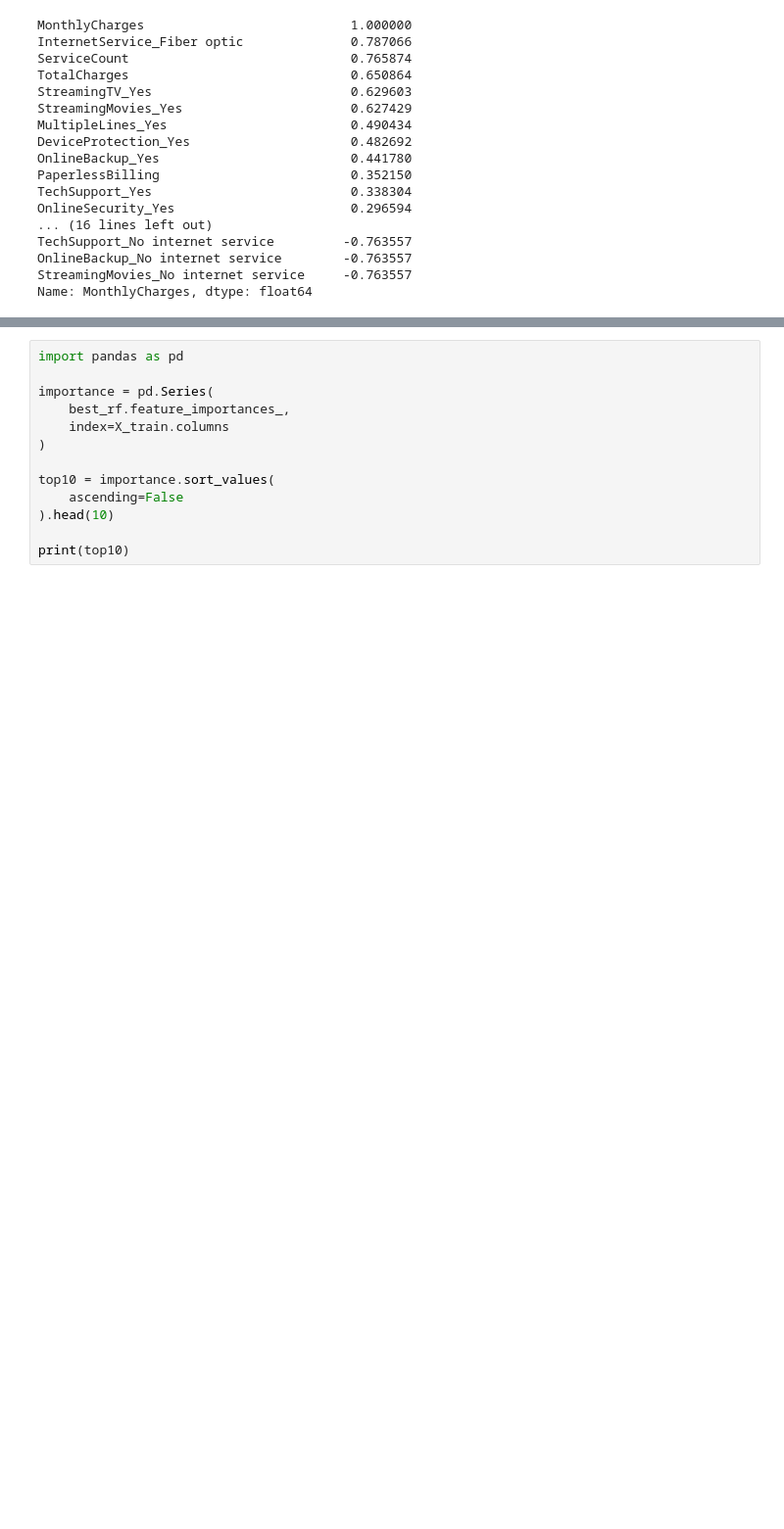
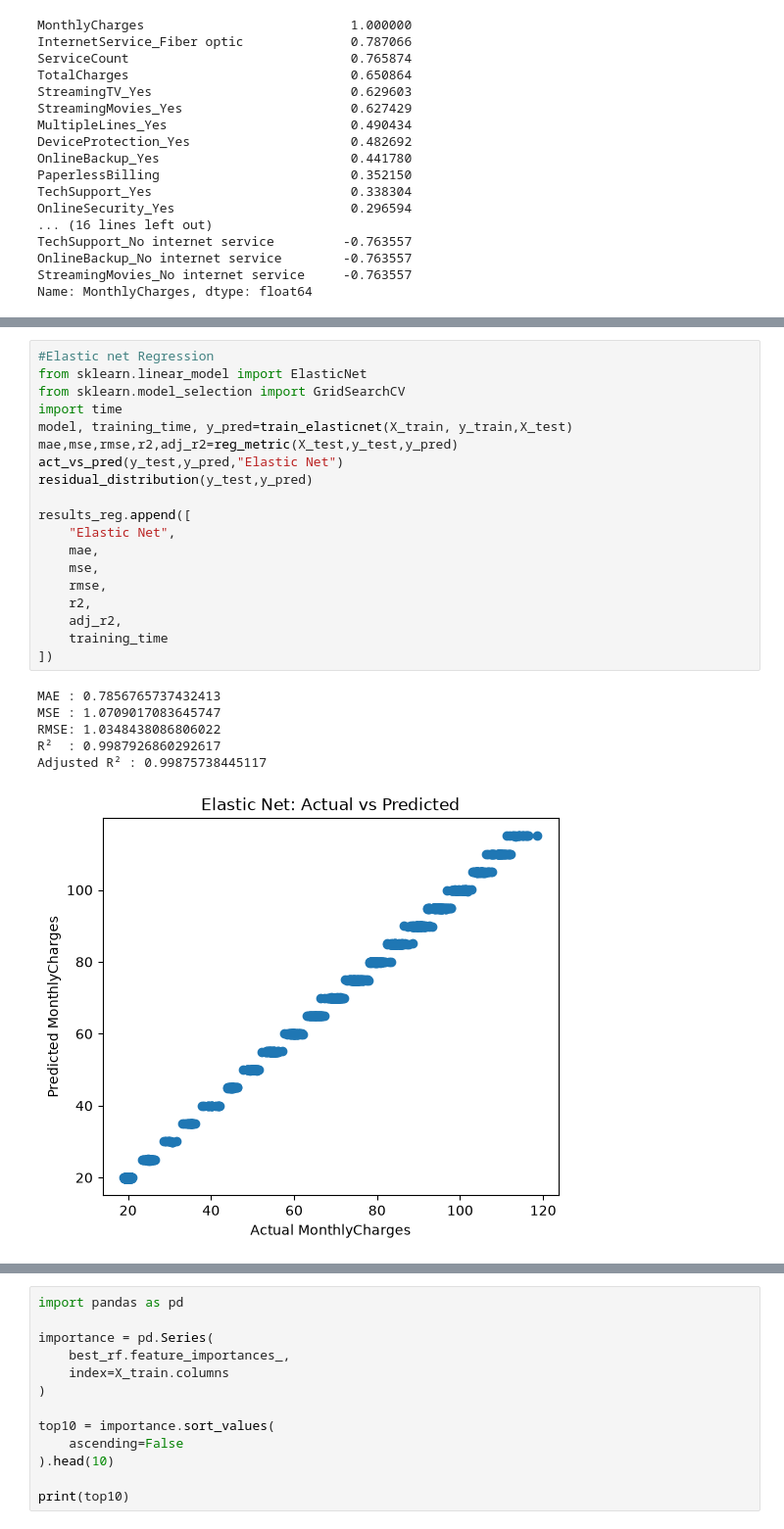
Before and after one commit to balajireddyu1710/teleconnect-ml-assignment, a Jupyter notebook: notebooks/04_regression.ipynb, the cells around one changed output, grey strips where cells are left out. Shown at 98% size. Drawn from its saved outputs; the diff is of its cells as text; blank space fills up the shorter version.

```diff
--- a/notebooks/04_regression.ipynb
+++ b/notebooks/04_regression.ipynb
@@ -720,0 +191,26 @@ results_reg.append([
+# %%
+#Elastic net Regression
+from sklearn.linear_model import ElasticNet
+from sklearn.model_selection import GridSearchCV
+import time
+model, training_time, y_pred=train_elasticnet(X_train, y_train,X_test)
+mae,mse,rmse,r2,adj_r2=reg_metric(X_test,y_test,y_pred)
+act_vs_pred(y_test,y_pred,"Elastic Net")
+residual_distribution(y_test,y_pred)
+
+results_reg.append([
+    "Elastic Net",
+    mae,
+    mse,
+    rmse,
+    r2,
+    adj_r2,
+    training_time
+])
+# %% [output]
+MAE : 0.7856765737432413
+MSE : 1.0709017083645747
+RMSE: 1.0348438086806022
+R²  : 0.9987926860292617
+Adjusted R² : 0.99875738445117
+[figure, added]
```
Also changed, not shown: parts of 58 cells of this notebook, 21 other files.
